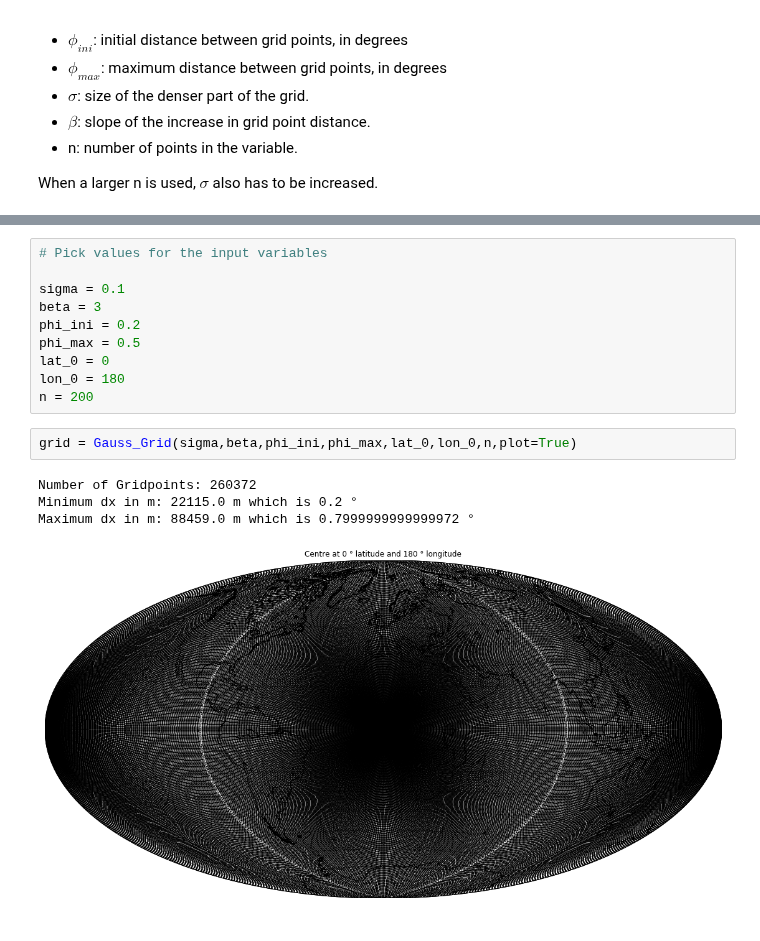
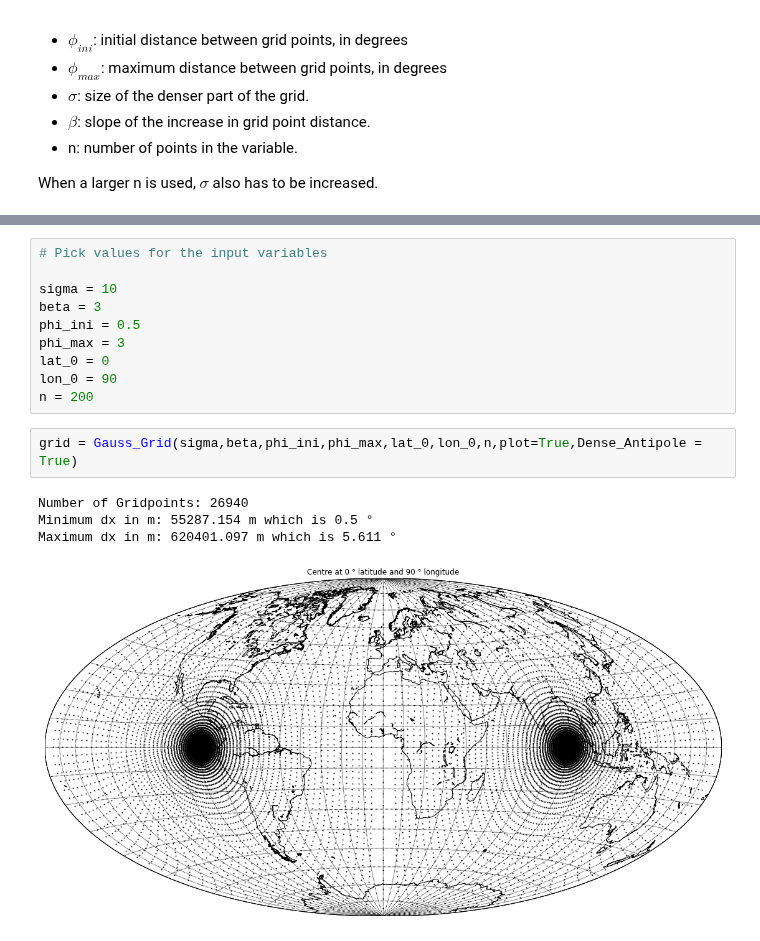
Before and after one commit to jigel/noisi, a Jupyter notebook: noisi/jnotebks/setup_gaussian_grid.ipynb, the cells around one changed output, grey strips where cells are left out. Saved outputs shown, nothing was run; the diff lists cells and outputs as text.

Commit message:
Gauss Update
Files changed so that everything is set in config.json and only setup_sourcegrid. Undense Antipole implemented.

```diff
--- a/noisi/jnotebks/setup_gaussian_grid.ipynb
+++ b/noisi/jnotebks/setup_gaussian_grid.ipynb
@@ -218,17 +237,17 @@ def Gauss_Grid(sigma,beta,phi_ini,phi_max,lat_0,lon_0,n,plot=True):
 # %%
 # Pick values for the input variables
 
-sigma = 0.1
+sigma = 10
 beta = 3
-phi_ini = 0.2
-phi_max = 0.5
+phi_ini = 0.5
+phi_max = 3
 lat_0 = 0
-lon_0 = 180
+lon_0 = 90
 n = 200
 # %%
-grid = Gauss_Grid(sigma,beta,phi_ini,phi_max,lat_0,lon_0,n,plot=True)
+grid = Gauss_Grid(sigma,beta,phi_ini,phi_max,lat_0,lon_0,n,plot=True,Dense_Antipole = True)
 # %% [output]
-Number of Gridpoints: 260372
-Minimum dx in m: 22115.0 m which is 0.2 °
-Maximum dx in m: 88459.0 m which is 0.7999999999999972 °
+Number of Gridpoints: 26940
+Minimum dx in m: 55287.154 m which is 0.5 °
+Maximum dx in m: 620401.097 m which is 5.611 °
-[figure, old version]
+[figure, new version]
```
Also changed, not shown: parts of 1 cell of this notebook, 5 other files.
